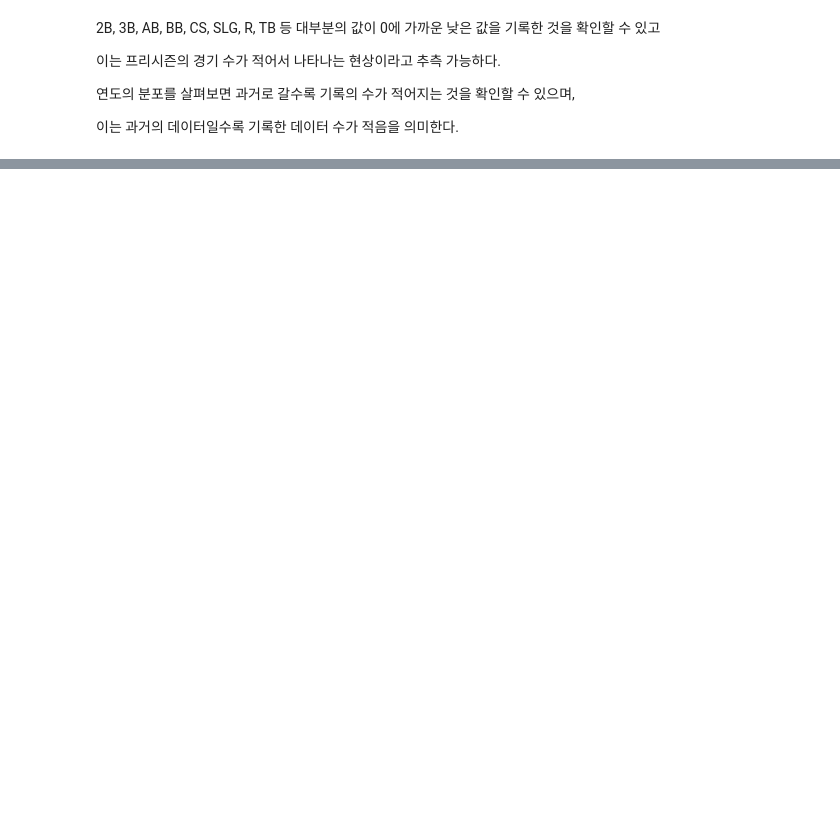
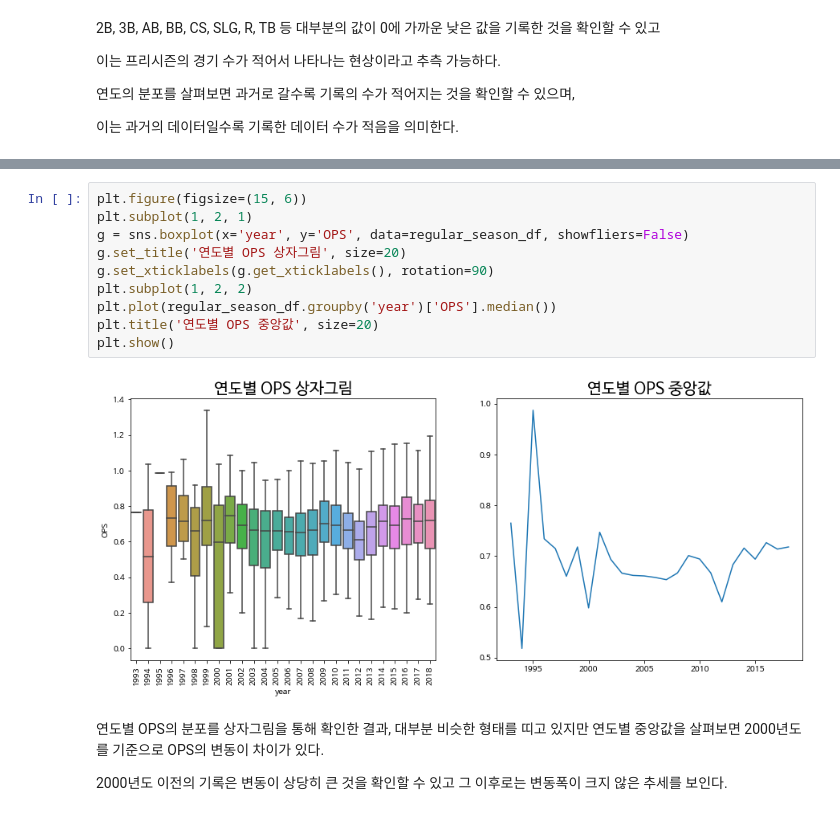
Before and after one commit to cyan9212/Dacon_KBO_Batter_OPS, a Jupyter notebook: KBO_타자_OPS예측.ipynb, the cells around one changed output, grey strips where cells are left out. Cells and saved outputs as stored; diff of their text form; blank space fills up the shorter version.

```diff
--- a/KBO_타자_OPS예측.ipynb
+++ b/KBO_타자_OPS예측.ipynb
@@ -89,0 +154,16 @@ findfont: Font family ['AppleGothic'] not found. Falling back to DejaVu Sans.
+# %%
+plt.figure(figsize=(15, 6))
+plt.subplot(1, 2, 1)
+g = sns.boxplot(x='year', y='OPS', data=regular_season_df, showfliers=False)
+g.set_title('연도별 OPS 상자그림', size=20)
+g.set_xticklabels(g.get_xticklabels(), rotation=90)
+plt.subplot(1, 2, 2)
+plt.plot(regular_season_df.groupby('year')['OPS'].median())
+plt.title('연도별 OPS 중앙값', size=20)
+plt.show()
+# %% [output]
+[figure, added]
+# %% [markdown]
+연도별 OPS의 분포를 상자그림을 통해 확인한 결과, 대부분 비슷한 형태를 띠고 있지만 연도별 중앙값을 살펴보면 2000년도를 기준으로  OPS의 변동이 차이가 있다.
+
+2000년도 이전의 기록은 변동이 상당히 큰 것을 확인할 수 있고 그 이후로는 변동폭이 크지 않은 추세를 보인다.
```
Also changed, not shown: parts of 14 cells of this notebook.
